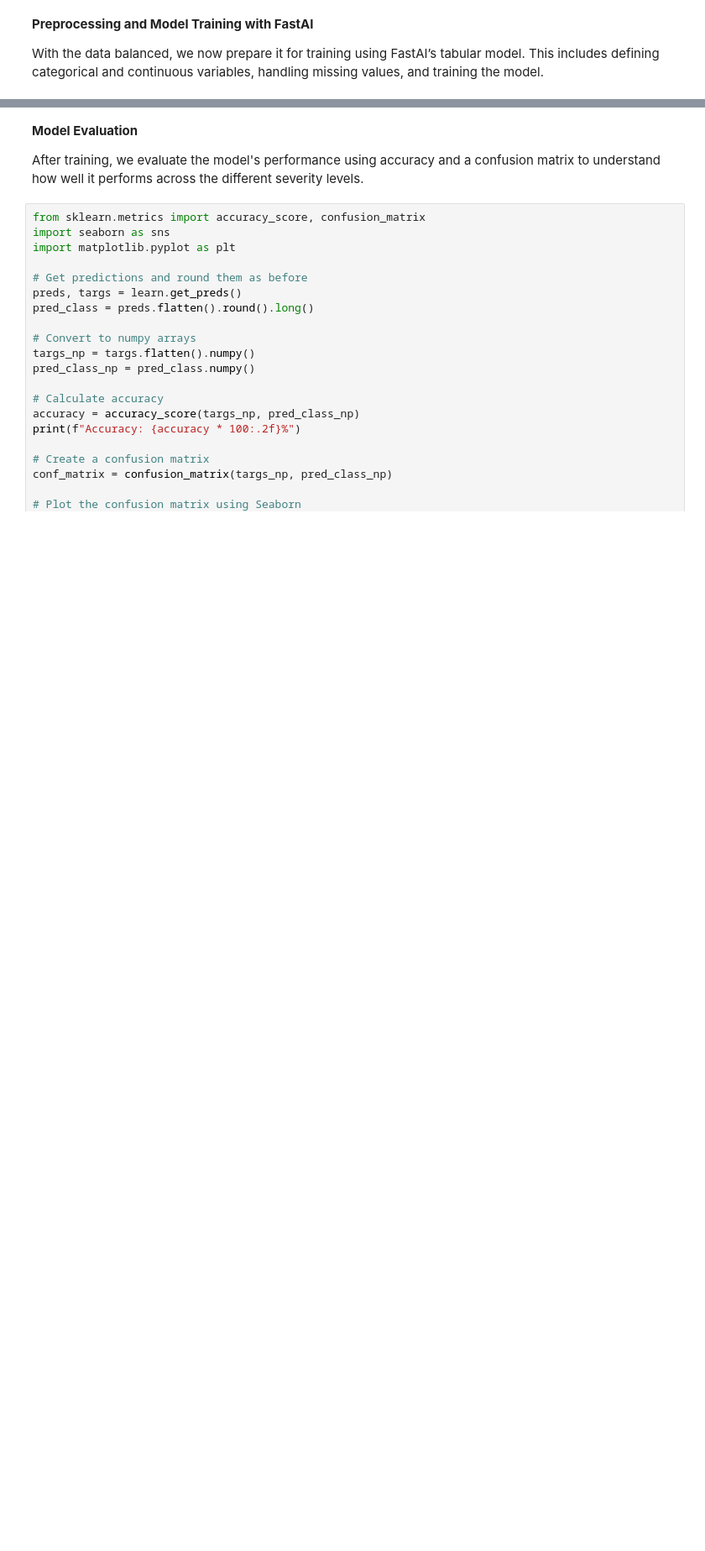
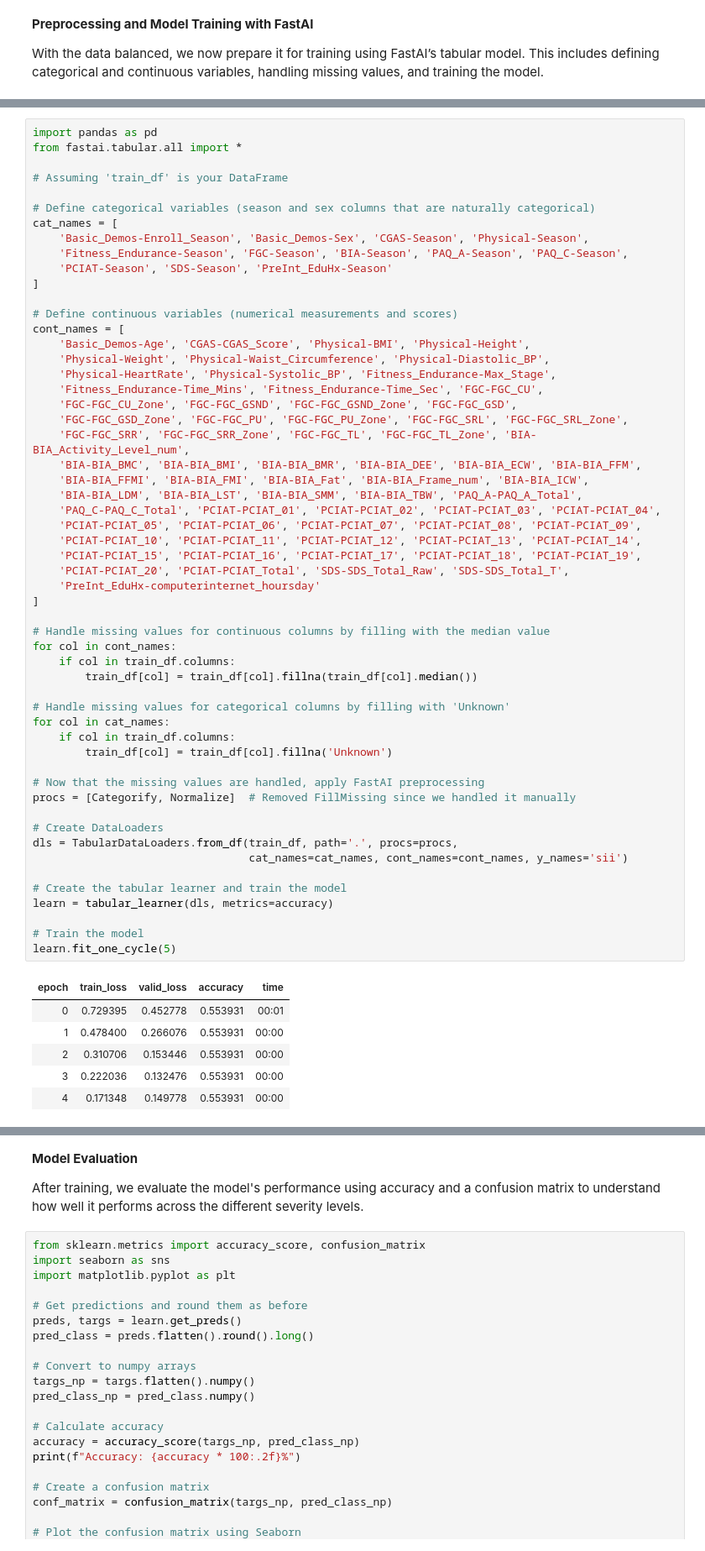
Before and after one commit to Transformative-AI/mattsuri, a Jupyter notebook: Child Mind Institute Internet Use.ipynb, the cells around one changed output, grey strips where cells are left out. Shown: that part at 84% size. Saved outputs shown, nothing was run; the diff lists cells and outputs as text; blank space fills up the shorter version.

```diff
--- a/Child Mind Institute Internet Use.ipynb
+++ b/Child Mind Institute Internet Use.ipynb
@@ -141,3 +123,65 @@ learn.fit_one_cycle(5)
+# %%
+import pandas as pd
+from fastai.tabular.all import *
+
+# Assuming 'train_df' is your DataFrame
+
+# Define categorical variables (season and sex columns that are naturally categorical)
+cat_names = [
+    'Basic_Demos-Enroll_Season', 'Basic_Demos-Sex', 'CGAS-Season', 'Physical-Season',
+    'Fitness_Endurance-Season', 'FGC-Season', 'BIA-Season', 'PAQ_A-Season', 'PAQ_C-Season',
+    'PCIAT-Season', 'SDS-Season', 'PreInt_EduHx-Season'
+]
+
+# Define continuous variables (numerical measurements and scores)
+cont_names = [
+    'Basic_Demos-Age', 'CGAS-CGAS_Score', 'Physical-BMI', 'Physical-Height',
+    'Physical-Weight', 'Physical-Waist_Circumference', 'Physical-Diastolic_BP',
+    'Physical-HeartRate', 'Physical-Systolic_BP', 'Fitness_Endurance-Max_Stage',
+    'Fitness_Endurance-Time_Mins', 'Fitness_Endurance-Time_Sec', 'FGC-FGC_CU',
+    'FGC-FGC_CU_Zone', 'FGC-FGC_GSND', 'FGC-FGC_GSND_Zone', 'FGC-FGC_GSD',
+    'FGC-FGC_GSD_Zone', 'FGC-FGC_PU', 'FGC-FGC_PU_Zone', 'FGC-FGC_SRL', 'FGC-FGC_SRL_Zone',
+    'FGC-FGC_SRR', 'FGC-FGC_SRR_Zone', 'FGC-FGC_TL', 'FGC-FGC_TL_Zone', 'BIA-BIA_Activity_Level_num',
+    'BIA-BIA_BMC', 'BIA-BIA_BMI', 'BIA-BIA_BMR', 'BIA-BIA_DEE', 'BIA-BIA_ECW', 'BIA-BIA_FFM',
+    'BIA-BIA_FFMI', 'BIA-BIA_FMI', 'BIA-BIA_Fat', 'BIA-BIA_Frame_num', 'BIA-BIA_ICW',
+    'BIA-BIA_LDM', 'BIA-BIA_LST', 'BIA-BIA_SMM', 'BIA-BIA_TBW', 'PAQ_A-PAQ_A_Total',
+    'PAQ_C-PAQ_C_Total', 'PCIAT-PCIAT_01', 'PCIAT-PCIAT_02', 'PCIAT-PCIAT_03', 'PCIAT-PCIAT_04',
+    'PCIAT-PCIAT_05', 'PCIAT-PCIAT_06', 'PCIAT-PCIAT_07', 'PCIAT-PCIAT_08', 'PCIAT-PCIAT_09',
+    'PCIAT-PCIAT_10', 'PCIAT-PCIAT_11', 'PCIAT-PCIAT_12', 'PCIAT-PCIAT_13', 'PCIAT-PCIAT_14',
+    'PCIAT-PCIAT_15', 'PCIAT-PCIAT_16', 'PCIAT-PCIAT_17', 'PCIAT-PCIAT_18', 'PCIAT-PCIAT_19',
+    'PCIAT-PCIAT_20', 'PCIAT-PCIAT_Total', 'SDS-SDS_Total_Raw', 'SDS-SDS_Total_T',
+    'PreInt_EduHx-computerinternet_hoursday'
+]
+
+# Handle missing values for continuous columns by filling with the median value
+for col in cont_names:
+    if col in train_df.columns:
+        train_df[col] = train_df[col].fillna(train_df[col].median())
+
+# Handle missing values for categorical columns by filling with 'Unknown'
+for col in cat_names:
+    if col in train_df.columns:
+        train_df[col] = train_df[col].fillna('Unknown')
+
+# Now that the missing values are handled, apply FastAI preprocessing
+procs = [Categorify, Normalize]  # Removed FillMissing since we handled it manually
+
+# Create DataLoaders
+dls = TabularDataLoaders.from_df(train_df, path='.', procs=procs,
+                                 cat_names=cat_names, cont_names=cont_names, y_names='sii')
+
+# Create the tabular learner and train the model
+learn = tabular_learner(dls, metrics=accuracy)
+
+# Train the model
+learn.fit_one_cycle(5)
+# %% [output]
+| epoch | train_loss | valid_loss | accuracy | time |
+| 0 | 0.729395 | 0.452778 | 0.553931 | 00:01 |
+| 1 | 0.478400 | 0.266076 | 0.553931 | 00:00 |
+| 2 | 0.310706 | 0.153446 | 0.553931 | 00:00 |
+| 3 | 0.222036 | 0.132476 | 0.553931 | 00:00 |
+| 4 | 0.171348 | 0.149778 | 0.553931 | 00:00 |
 # %%
 # Show results
 learn.show_results()
```
Also changed, not shown: parts of 7 cells of this notebook.
